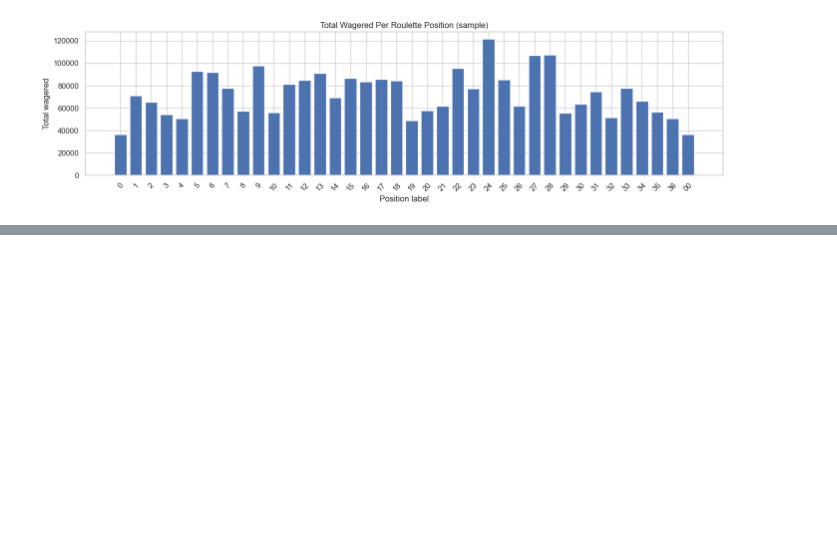
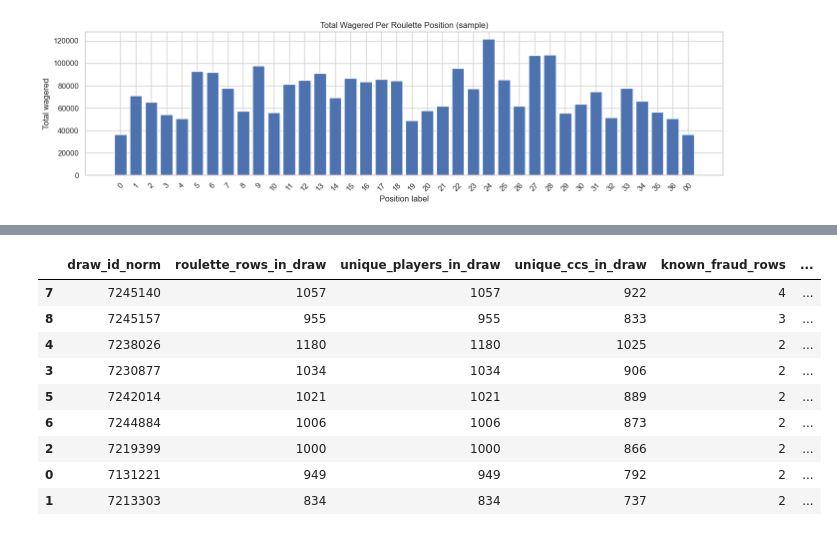
Before and after one commit to AyushDubeyaquagaming/Fraud-Detection, a Jupyter notebook: notebook/fraud_eda.ipynb, the cells around one changed output, grey strips where cells are left out. Drawn from its saved outputs; the diff is of its cells as text; code cells hidden in the pictures; blank space fills up the shorter version.

Commit message:
EDA completed - Ready for Feature Engineering & Validation

```diff
--- a/notebook/fraud_eda.ipynb
+++ b/notebook/fraud_eda.ipynb
@@ -1381,0 +1851,67 @@ number  bet_rows  total_wagered   avg_bet  nonzero_bets  unique_players
+# %%
+# ── Fraud Mapping Summary Snapshot ───────────────────────────────────────────
+# Build a compact rerunnable summary from the cells above so the current findings
+# remain visible even after future notebook edits or kernel restarts.
+
+def bet_signature(value):
+    if not isinstance(value, list):
+        return tuple()
+    normalized = []
+    for bet in value:
+        amount = float(bet.get("bet_amount", 0) or 0)
+        if amount > 0:
+            normalized.append((str(bet.get("number")), round(amount, 6)))
+    return tuple(sorted(normalized))
+
+validation_summary = {
+    "sample_unique_draw_ids": coverage.get("unique_draw_ids") if "coverage" in globals() else None,
+    "sample_span_hours": coverage.get("sample_span_hours") if "coverage" in globals() else None,
+    "sample_unique_players": coverage.get("unique_players") if "coverage" in globals() else None,
+    "fraud_label_rows": fraud_mapping_summary.get("label_rows") if "fraud_mapping_summary" in globals() else None,
+    "fraud_matched_rows": fraud_mapping_summary.get("matched_rows") if "fraud_mapping_summary" in globals() else None,
+    "fraud_match_rate": fraud_mapping_summary.get("match_rate") if "fraud_mapping_summary" in globals() else None,
+    "fraud_returned_draw_ids": fraud_mapping_summary.get("returned_draw_ids") if "fraud_mapping_summary" in globals() else None,
+    "fraud_missing_draw_ids": fraud_mapping_summary.get("missing_draw_ids") if "fraud_mapping_summary" in globals() else None,
+    "ccs_match_rate_on_matched": fraud_mapping_summary.get("ccs_match_rate_on_matched") if "fraud_mapping_summary" in globals() else None,
+    "date_match_within_1d_rate_on_matched": fraud_mapping_summary.get("date_match_within_1d_rate_on_matched") if "fraud_mapping_summary" in globals() else None,
+    "returned_fraud_draws_with_multi_players": flow_summary.get("draws_with_multiple_known_fraud_players") if "flow_summary" in globals() else None,
+    "repeat_fraud_members": flow_summary.get("known_fraud_members_with_repeat_draws") if "flow_summary" in globals() else None,
+    "ccs_groups_with_multi_fraud_members": flow_summary.get("ccs_with_multiple_known_fraud_members") if "flow_summary" in globals() else None,
+}
+
+print("=== Fraud Mapping Validation Snapshot ===")
+for key, value in validation_summary.items():
+    print(f"  {key}: {value}")
+
+top_draw_snapshot = pd.DataFrame()
+if "fraud_draw_flow_summary" in globals() and not fraud_draw_flow_summary.empty:
+    top_draw_snapshot = fraud_draw_flow_summary.head(10).copy()
+    display(top_draw_snapshot)
+
+repeated_pattern_snapshot = pd.DataFrame()
+if "draw_level_risk_candidates" in globals() and not draw_level_risk_candidates.empty and "bets" in roulette_df.columns:
+    top_risk_ids = draw_level_risk_candidates[player_col].head(5).tolist()
+    repeated_pattern_rows = []
+    for member_id in top_risk_ids:
+        player_rows = roulette_df.loc[roulette_df[player_col] == member_id, [round_col, "bets", "total_bet_amount", "win_points"]].copy()
+        player_rows["bet_signature"] = player_rows["bets"].apply(bet_signature)
+        repeated_pattern_rows.append(
+            {
+                "member_id": member_id,
+                "draw_records": int(len(player_rows)),
+                "distinct_bet_signatures": int(player_rows["bet_signature"].nunique()),
+                "reused_exact_signature": bool(player_rows["bet_signature"].nunique() == 1 and len(player_rows) > 1),
+                "avg_total_bet_amount": round(float(pd.to_numeric(player_rows["total_bet_amount"], errors="coerce").mean()), 4),
+                "avg_win_points": round(float(pd.to_numeric(player_rows["win_points"], errors="coerce").mean()), 4),
+            }
+        )
+    repeated_pattern_snapshot = pd.DataFrame(repeated_pattern_rows).sort_values(
+        ["reused_exact_signature", "draw_records"], ascending=[False, False]
+    )
+    display(repeated_pattern_snapshot)
+
+if validation_summary.get("sample_unique_draw_ids") is not None and validation_summary["sample_unique_draw_ids"] <= 5:
+    print("Warning: the base 3,000-row sample is still far too narrow for population-level behavioral conclusions.")
+if validation_summary.get("fraud_missing_draw_ids") is not None and validation_summary["fraud_missing_draw_ids"] > 0:
+    print("Next priority: investigate unmatched fraud labels with member_id plus date-window lookups, not draw_id only.")
+# %% [output]
@@ -1381,0 +1932,10 @@ number  bet_rows  total_wagered   avg_bet  nonzero_bets  unique_players
+|  | draw_id_norm | roulette_rows_in_draw | unique_players_in_draw | unique_ccs_in_draw | known_fraud_rows | ... |
+| 7 | 7245140 | 1057 | 1057 | 922 | 4 | ... |
+| 8 | 7245157 | 955 | 955 | 833 | 3 | ... |
+| 4 | 7238026 | 1180 | 1180 | 1025 | 2 | ... |
+| 3 | 7230877 | 1034 | 1034 | 906 | 2 | ... |
+| 5 | 7242014 | 1021 | 1021 | 889 | 2 | ... |
+| 6 | 7244884 | 1006 | 1006 | 873 | 2 | ... |
+| 2 | 7219399 | 1000 | 1000 | 866 | 2 | ... |
+| 0 | 7131221 | 949 | 949 | 792 | 2 | ... |
+| 1 | 7213303 | 834 | 834 | 737 | 2 | ... |
```
Also changed, not shown: parts of 14 cells of this notebook, 1 other file.
